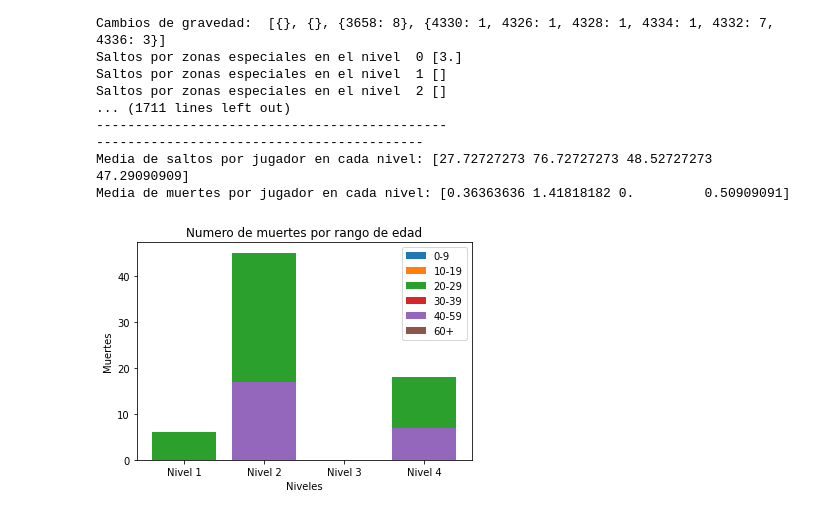
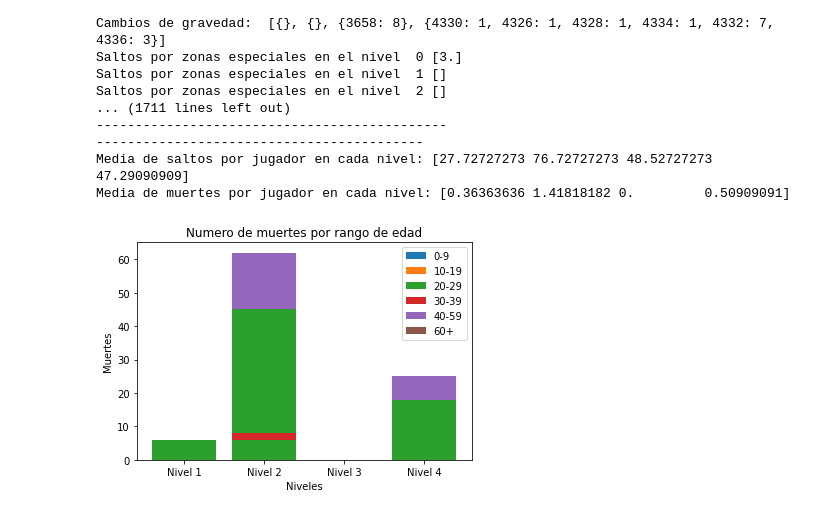
Before and after one commit to evalucas/UAJ, a Jupyter notebook: PoyectoFinal/test.ipynb, the cells around one changed output. Saved outputs shown, nothing was run; the diff lists cells and outputs as text; code cells hidden in the pictures.

```diff
--- a/PoyectoFinal/test.ipynb
+++ b/PoyectoFinal/test.ipynb
@@ -375,32 +375,32 @@ def graficoMuertesVSEdad():
                         rangosEdad[1]+=p.nDeaths
                 elif age == '20-29':
                         rangosEdad[2]+=p.nDeaths
                 elif age == '30-39':
                         rangosEdad[3]+=p.nDeaths
                 elif age == '40-59':
                         rangosEdad[4]+=p.nDeaths
                 elif age == '60+':
                         rangosEdad[5]+=p.nDeaths
 
         plt.bar(indice,rangosEdad[0], label = labels[0])
         for i in range(len(rangosEdad)-1):
-                plt.bar(indice,rangosEdad[i+1], label = labels[i+1], bottom = rangosEdad[0])
+                plt.bar(indice,rangosEdad[i+1], label = labels[i+1], bottom = rangosEdad[i-1])
 
         plt.xticks(indice,niveles)
         plt.ylabel("Muertes")
         plt.xlabel("Niveles")
         plt.title("Numero de muertes por rango de edad")
         plt.legend()
 
         plt.show()
 
 
 
 
 
 
 #grafico_paths()
 #graficoMuertesPorNivel()
 graficoMuertesVSEdad()
 # %% [output]
-[figure, old version]
+[figure, new version]
```
Also changed, not shown: 1 other file.
